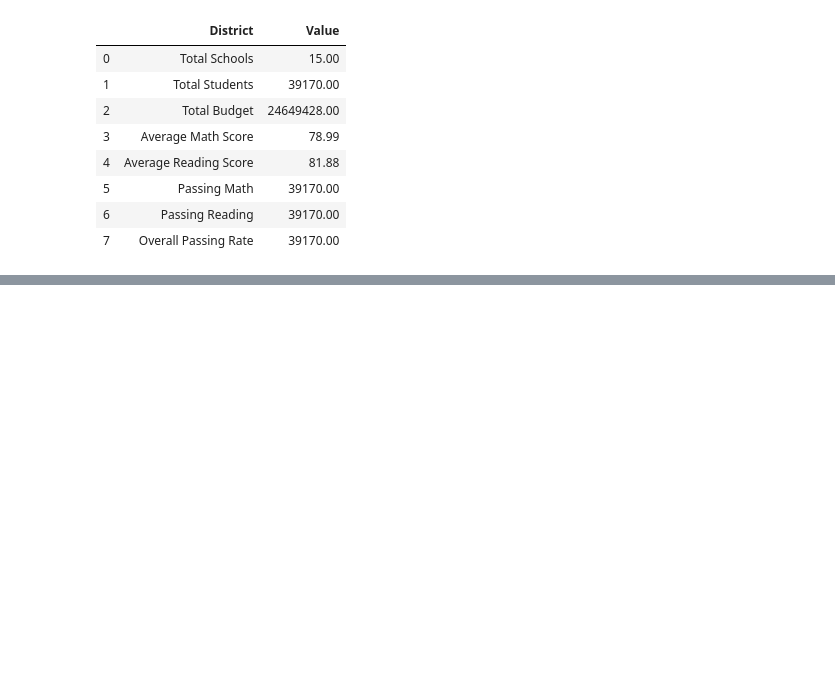
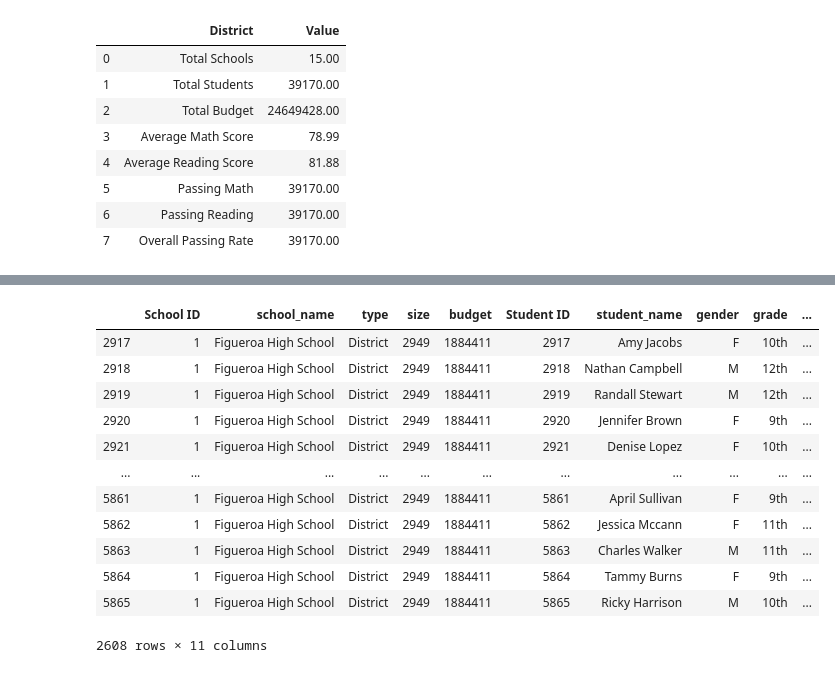
Before and after one commit to mcordray1988/Pandas-Challenge, a Jupyter notebook: PyCitySchools/schools.ipynb, the cells around one changed output, grey strips where cells are left out. Saved outputs shown, nothing was run; the diff lists cells and outputs as text; code cells hidden in the pictures; blank space fills up the shorter version.

```diff
--- a/PyCitySchools/schools.ipynb
+++ b/PyCitySchools/schools.ipynb
@@ -167,7 +160,8 @@ for x in range(len(High_schools) -1):
                                          df["budget"][x] / df["size"][x],df3.math_score[x].mean(),df3.reading_score[x].mean(),
                                           scoresabove60['math_score'][x]['math_score'].count()/df["size"][x],
                                           scoresabove60['reading_score'][x]['reading_score'].count()/ df["size"][x],
-                                         (scoresabove60['math_score'][x]['math_score'].count()/ df["size"][x] + scoresabove60['reading_score'][x]['reading_score'].count()/ df["size"][x])/2]})
+                                         (scoresabove60['math_score'][x]['math_score'].count()/ df["size"][x] + scoresabove60['reading_score'][x]['reading_score'].count()/ df["size"][x])/2]}),
+
     print(School)
     print('***********************************************')
     print()
@@ -240,2 +231,16 @@ df3.iloc[:200]
 # %%
-scoresabove60['math_score'][1]['math_score'].count()/df["size"][0]
+scoresabove60["math_score"][1]
+# %% [output]
+|  | School ID | school_name | type | size | budget | Student ID | student_name | gender | grade | ... |
+| 2917 | 1 | Figueroa High School | District | 2949 | 1884411 | 2917 | Amy Jacobs | F | 10th | ... |
+| 2918 | 1 | Figueroa High School | District | 2949 | 1884411 | 2918 | Nathan Campbell | M | 12th | ... |
+| 2919 | 1 | Figueroa High School | District | 2949 | 1884411 | 2919 | Randall Stewart | M | 12th | ... |
+| 2920 | 1 | Figueroa High School | District | 2949 | 1884411 | 2920 | Jennifer Brown | F | 9th | ... |
+| 2921 | 1 | Figueroa High School | District | 2949 | 1884411 | 2921 | Denise Lopez | F | 10th | ... |
+| ... | ... | ... | ... | ... | ... | ... | ... | ... | ... | ... |
+| 5861 | 1 | Figueroa High School | District | 2949 | 1884411 | 5861 | April Sullivan | F | 9th | ... |
+| 5862 | 1 | Figueroa High School | District | 2949 | 1884411 | 5862 | Jessica Mccann | F | 11th | ... |
+| 5863 | 1 | Figueroa High School | District | 2949 | 1884411 | 5863 | Charles Walker | M | 11th | ... |
+| 5864 | 1 | Figueroa High School | District | 2949 | 1884411 | 5864 | Tammy Burns | F | 9th | ... |
+| 5865 | 1 | Figueroa High School | District | 2949 | 1884411 | 5865 | Ricky Harrison | M | 10th | ... |
+2608 rows × 11 columns
```
Also changed, not shown: parts of 27 cells of this notebook, 2 other files.
